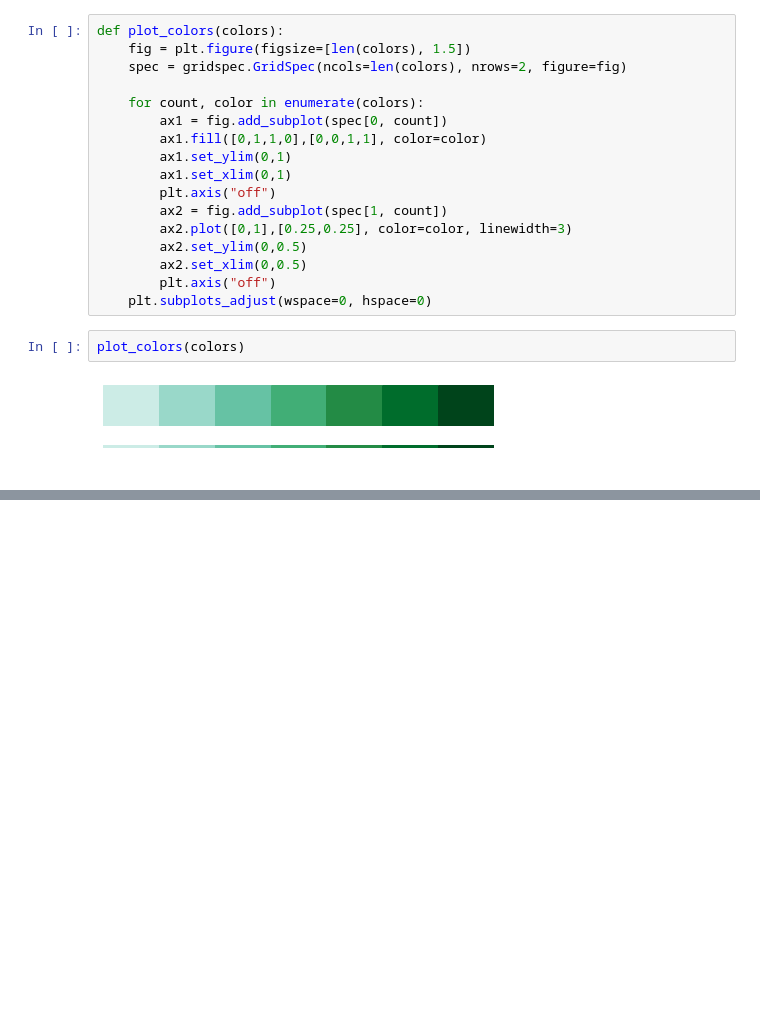
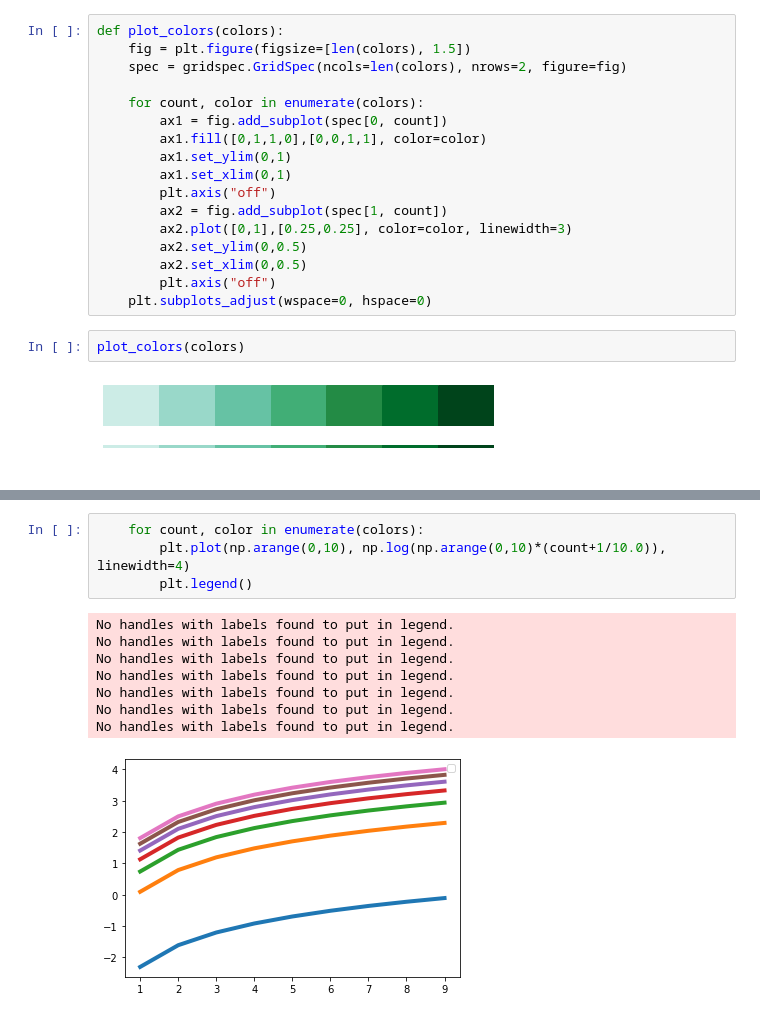
Before and after one commit to pyscal/pychromatic, a Jupyter notebook: color_mixer.ipynb, the cells around one changed output, grey strips where cells are left out. Drawn from its saved outputs; the diff is of its cells as text; blank space fills up the shorter version.

```diff
--- a/color_mixer.ipynb
+++ b/color_mixer.ipynb
@@ -122,0 +120,13 @@ plot_colors(y3)
+# %%
+    for count, color in enumerate(colors):
+        plt.plot(np.arange(0,10), np.log(np.arange(0,10)*(count+1/10.0)), linewidth=4)
+        plt.legend()
+# %% [output]
+No handles with labels found to put in legend.
+No handles with labels found to put in legend.
+No handles with labels found to put in legend.
+No handles with labels found to put in legend.
+No handles with labels found to put in legend.
+No handles with labels found to put in legend.
+No handles with labels found to put in legend.
+[figure, added]
```
Also changed, not shown: parts of 10 cells of this notebook, 1 other file.
